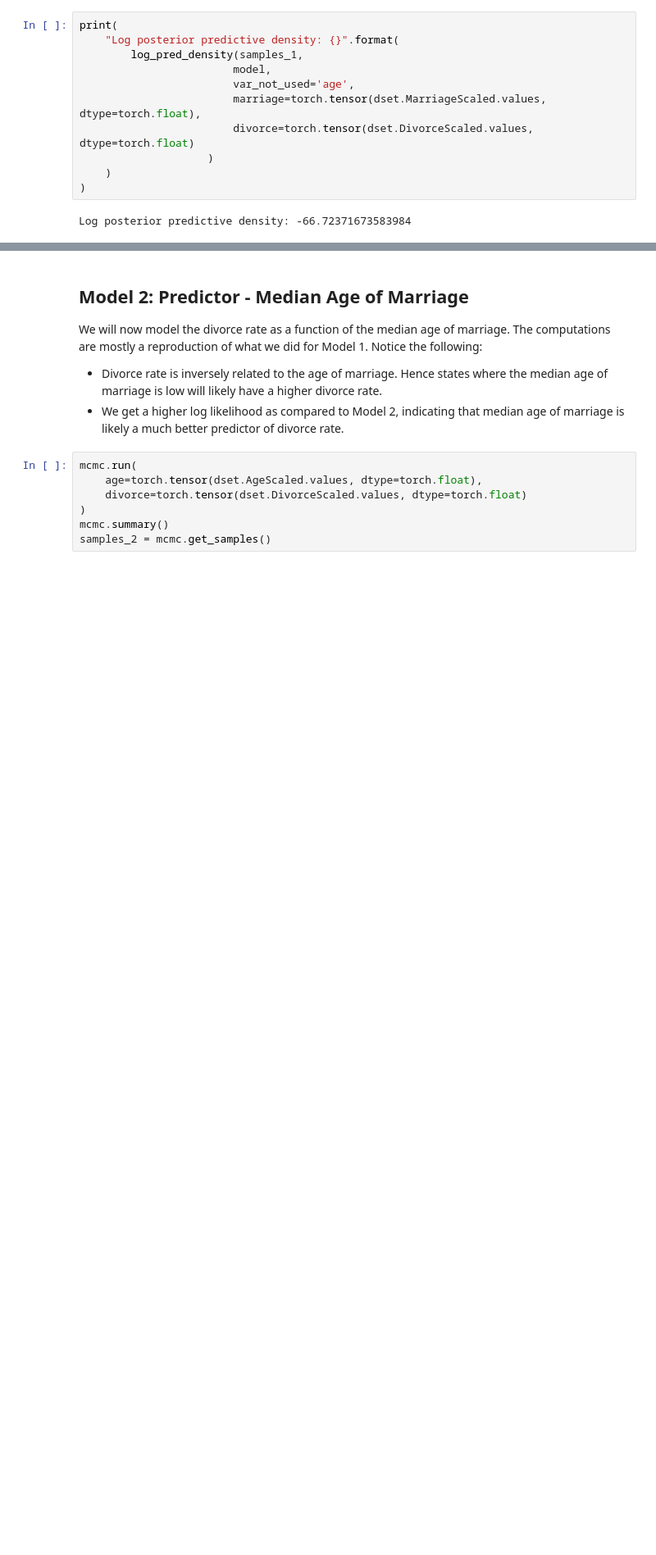
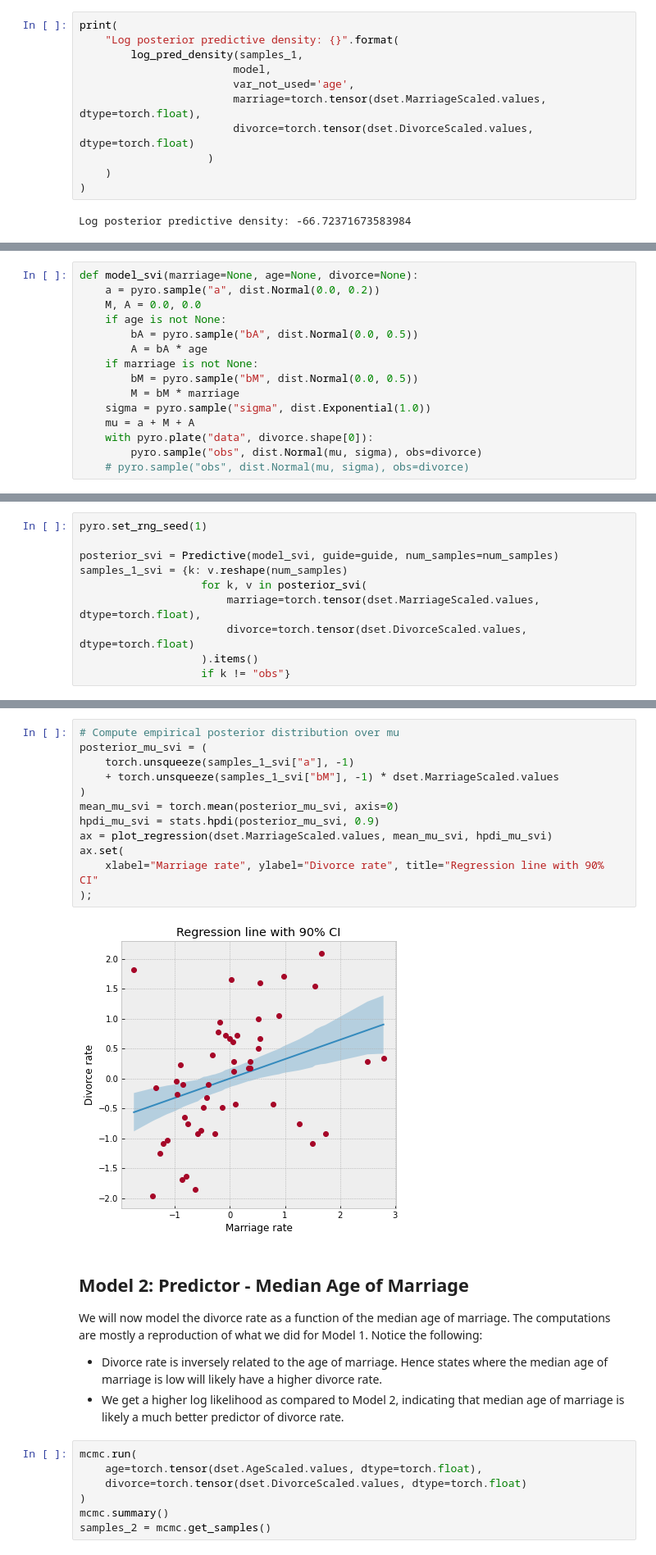
Before and after one commit to arijc76/prob-ml, a Jupyter notebook: bayesian_regression_pyro.ipynb, the cells around one changed output, grey strips where cells are left out. Shown: that part at 82% size. Cells and saved outputs as stored; diff of their text form; blank space fills up the shorter version.

```diff
--- a/bayesian_regression_pyro.ipynb
+++ b/bayesian_regression_pyro.ipynb
@@ -398,0 +402,15 @@ In this tutorial, we would like to emphasize that there is nothing magical about
+# %%
+def model_svi(marriage=None, age=None, divorce=None):
+    a = pyro.sample("a", dist.Normal(0.0, 0.2))
+    M, A = 0.0, 0.0
+    if age is not None:
+        bA = pyro.sample("bA", dist.Normal(0.0, 0.5))
+        A = bA * age
+    if marriage is not None:
+        bM = pyro.sample("bM", dist.Normal(0.0, 0.5))
+        M = bM * marriage
+    sigma = pyro.sample("sigma", dist.Exponential(1.0))
+    mu = a + M + A
+    with pyro.plate("data", divorce.shape[0]):
+        pyro.sample("obs", dist.Normal(mu, sigma), obs=divorce)
+    # pyro.sample("obs", dist.Normal(mu, sigma), obs=divorce)
@@ -398,0 +460,10 @@ In this tutorial, we would like to emphasize that there is nothing magical about
+# %%
+pyro.set_rng_seed(1)
+
+posterior_svi = Predictive(model_svi, guide=guide, num_samples=num_samples)
+samples_1_svi = {k: v.reshape(num_samples)
+                   for k, v in posterior_svi(
+                       marriage=torch.tensor(dset.MarriageScaled.values, dtype=torch.float),
+                       divorce=torch.tensor(dset.DivorceScaled.values, dtype=torch.float)
+                   ).items()
+                   if k != "obs"}
@@ -399,3 +486,17 @@ In this tutorial, we would like to emphasize that there is nothing magical about
+# %%
+# Compute empirical posterior distribution over mu
+posterior_mu_svi = (
+    torch.unsqueeze(samples_1_svi["a"], -1)
+    + torch.unsqueeze(samples_1_svi["bM"], -1) * dset.MarriageScaled.values
+)
+mean_mu_svi = torch.mean(posterior_mu_svi, axis=0)
+hpdi_mu_svi = stats.hpdi(posterior_mu_svi, 0.9)
+ax = plot_regression(dset.MarriageScaled.values, mean_mu_svi, hpdi_mu_svi)
+ax.set(
+    xlabel="Marriage rate", ylabel="Divorce rate", title="Regression line with 90% CI"
+);
+# %% [output]
+[figure, added]
 # %% [markdown]
 ## Model 2: Predictor - Median Age of Marriage
 
```
Also changed, not shown: parts of 9 cells of this notebook.
